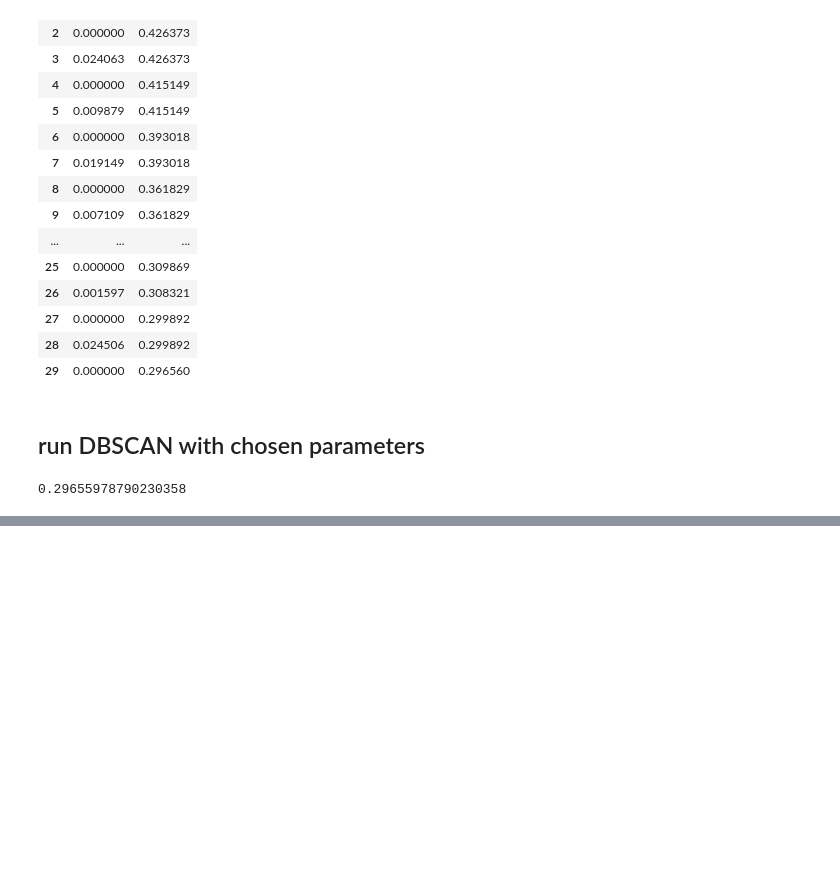
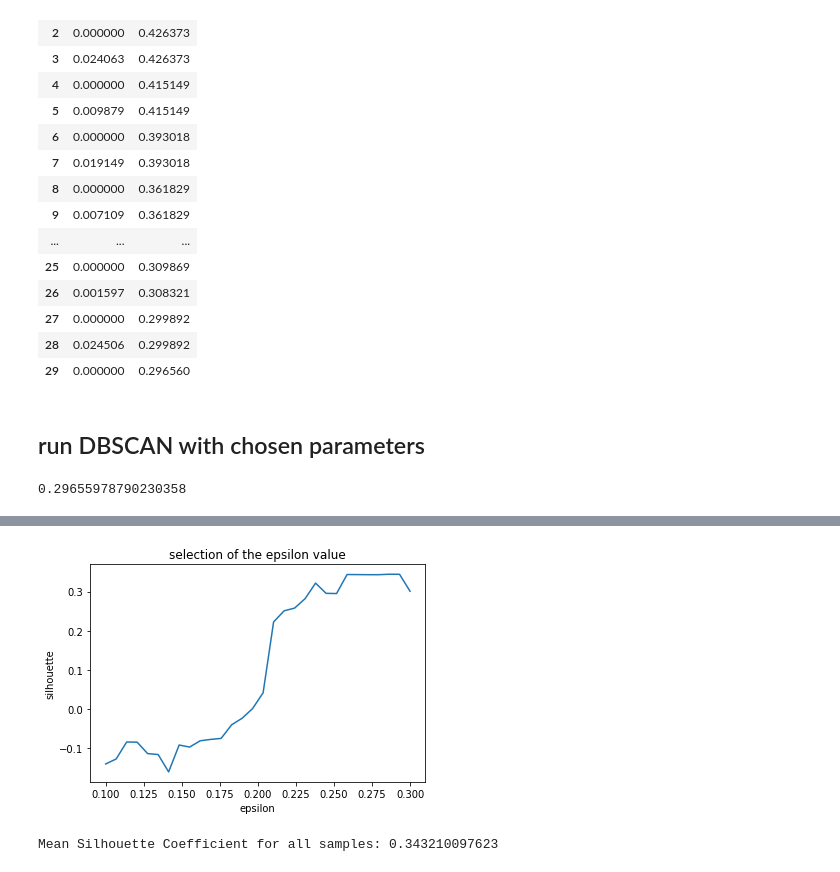
Before and after one commit to noobcode/Data-Mining, a Jupyter notebook: clustering/DBSCAN_analysis.ipynb, the cells around one changed output, grey strips where cells are left out. Drawn from its saved outputs; the diff is of its cells as text; code cells hidden in the pictures; blank space fills up the shorter version.

Commit message:
added thorough study of epsilon for DBSCAN. now is really ok

```diff
--- a/clustering/DBSCAN_analysis.ipynb
+++ b/clustering/DBSCAN_analysis.ipynb
@@ -158,7 +159,11 @@ labels: {0: 14983, -1: 16}
 # %%
 # clean dataset from noise points before computing silhouette
-data = [d for d, l in zip(train_data, dbscan.labels_) if l != -1]
-labels = [l for l in dbscan.labels_ if l != -1]
+def clean_from_noise_points(train_data, labels):
+    data = [d for d, l in zip(train_data, labels) if l != -1]
+    labels = [l for l in labels if l != -1]
+    return data, labels
+# %%
+data, labels = clean_from_noise_points(train_data, dbscan.labels_)
 # %%
 print 'Mean Silhouette Coefficient for all samples:', silhouette_score(data, labels)
 # %% [output]
@@ -166,0 +171,16 @@ ValueError: Number of labels is 1. Valid values are 2 to n_samples - 1 (inclusiv
+# %%
+## trials
+k=4
+epsilons = np.linspace(start=0.1, stop=0.3, num=30)
+silhouettes = []
+labels = []
+hists = []
+binss = []
+
+for eps in epsilons:
+    dbscan = DBSCAN(eps=eps, min_samples=k+1, metric='euclidean')
+    dbscan.fit(train_data)
+    hist, bins = np.histogram(dbscan.labels_, bins=range(-1, len(set(dbscan.labels_))))
+    labels.append(dbscan.labels_)
+    hists.append(hist)
+    binss.append(bin)
@@ -166,0 +209,14 @@ ValueError: Number of labels is 1. Valid values are 2 to n_samples - 1 (inclusiv
+# %%
+for l in labels:
+    data, label = clean_from_noise_points(train_data, l)
+    silho = silhouette_score(data, label)
+    silhouettes.append(silho)
+# %%
+plt.plot(epsilons, silhouettes)
+plt.xlabel("epsilon")
+plt.ylabel("silhouette")
+plt.title("selection of the epsilon value")
+plt.show()
+plt.savefig("../images/epsilon_vs_silhouette.png")
+# %% [output]
+[figure, added]
@@ -166,0 +232,4 @@ ValueError: Number of labels is 1. Valid values are 2 to n_samples - 1 (inclusiv
+# %%
+print 'Mean Silhouette Coefficient for all samples:', silhouette_score(data, labels)
+# %% [output]
+Mean Silhouette Coefficient for all samples: 0.343210097623
```
Also changed, not shown: parts of 6 cells of this notebook, 12 other files.
